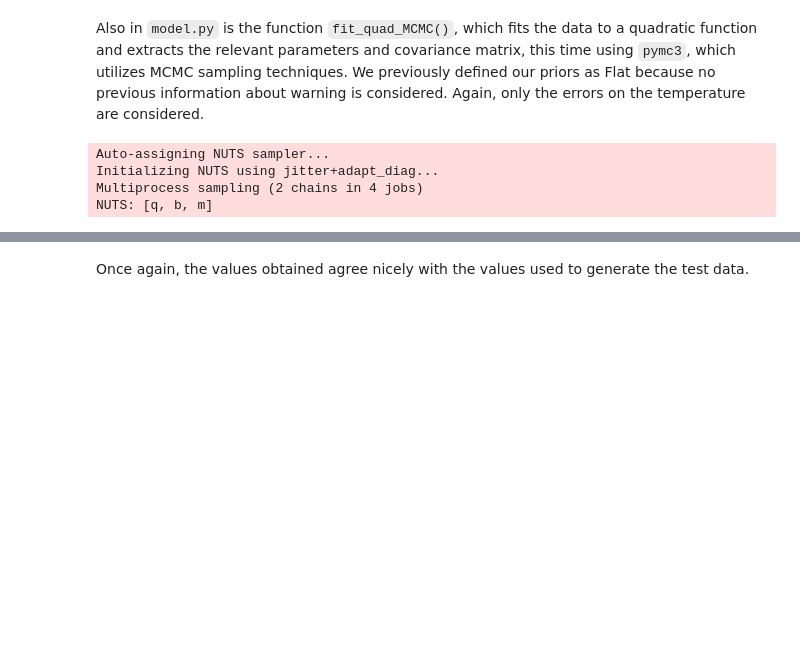
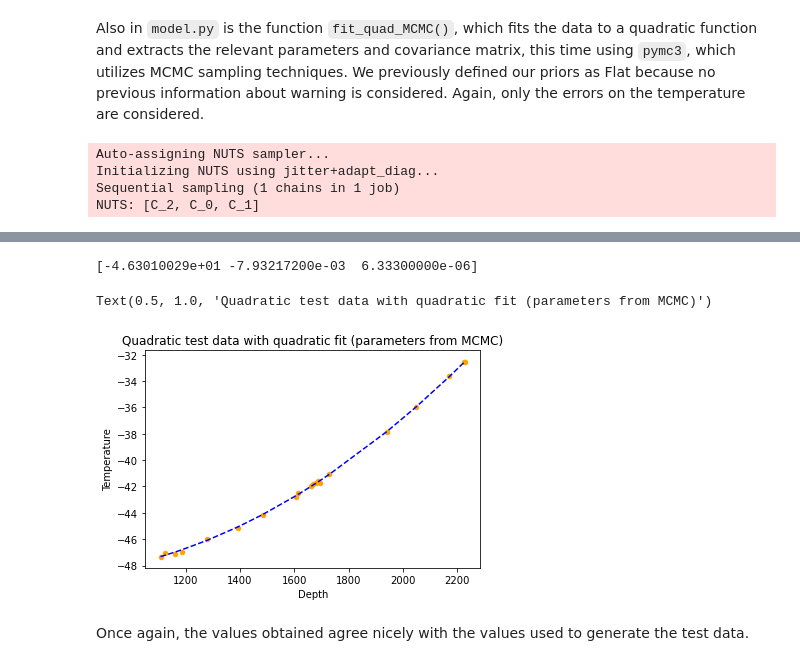
Before and after one commit to phys201/icetemp, a Jupyter notebook: tutorial.ipynb, the cells around one changed output, grey strips where cells are left out. Drawn from its saved outputs; the diff is of its cells as text; code cells hidden in the pictures; blank space fills up the shorter version.

Commit message:
Add error checking in fit_quad_MCMC() for sampling-related parameters

```diff
--- a/tutorial.ipynb
+++ b/tutorial.ipynb
@@ -147,8 +147,8 @@ Indeed, this simple inference returns the parameters with which we generated the
 # %% [markdown]
 Also in `model.py` is the function `fit_quad_MCMC()`, which fits the data to a quadratic function and extracts the relevant parameters and covariance matrix, this time using `pymc3`, which utilizes MCMC sampling techniques. We previously defined our priors as Flat because no previous information about warning is considered. Again, only the errors on the temperature are considered.
 # %%
-init_guess = {'b':0.00, 'm':0.00, 'q':0.00}
-params, errors = m.fit_quad_MCMC(test_quad, init_guess) # returns params (and their errors) in order b, m, q
+init_guess = {'C_0':0.00, 'C_1':0.00, 'C_2':0.00}
+params, errors = m.fit_quad_MCMC(test_quad, init_guess) # returns params (and their errors) in order C_0, C_1, C_2
 print(params)
 
 test_quad.plot(x='Depth', y='Temperature', kind='scatter', yerr=0.1,color='orange')
@@ -157,5 +157,5 @@ plt.title("Quadratic test data with quadratic fit (parameters from MCMC)")
 # %% [output]
 Auto-assigning NUTS sampler...
 Initializing NUTS using jitter+adapt_diag...
-Multiprocess sampling (2 chains in 4 jobs)
-NUTS: [q, b, m]
+Sequential sampling (1 chains in 1 job)
+NUTS: [C_2, C_0, C_1]
@@ -162,3 +171,6 @@ NUTS: [q, b, m]
+[-4.63010029e+01 -7.93217200e-03  6.33300000e-06]
+Text(0.5, 1.0, 'Quadratic test data with quadratic fit (parameters from MCMC)')
+[figure, added]
 # %% [markdown]
 Once again, the values obtained agree nicely with the values used to generate the test data.
 # %% [markdown]
```
Also changed, not shown: parts of 1 cell of this notebook, 1 other file.
